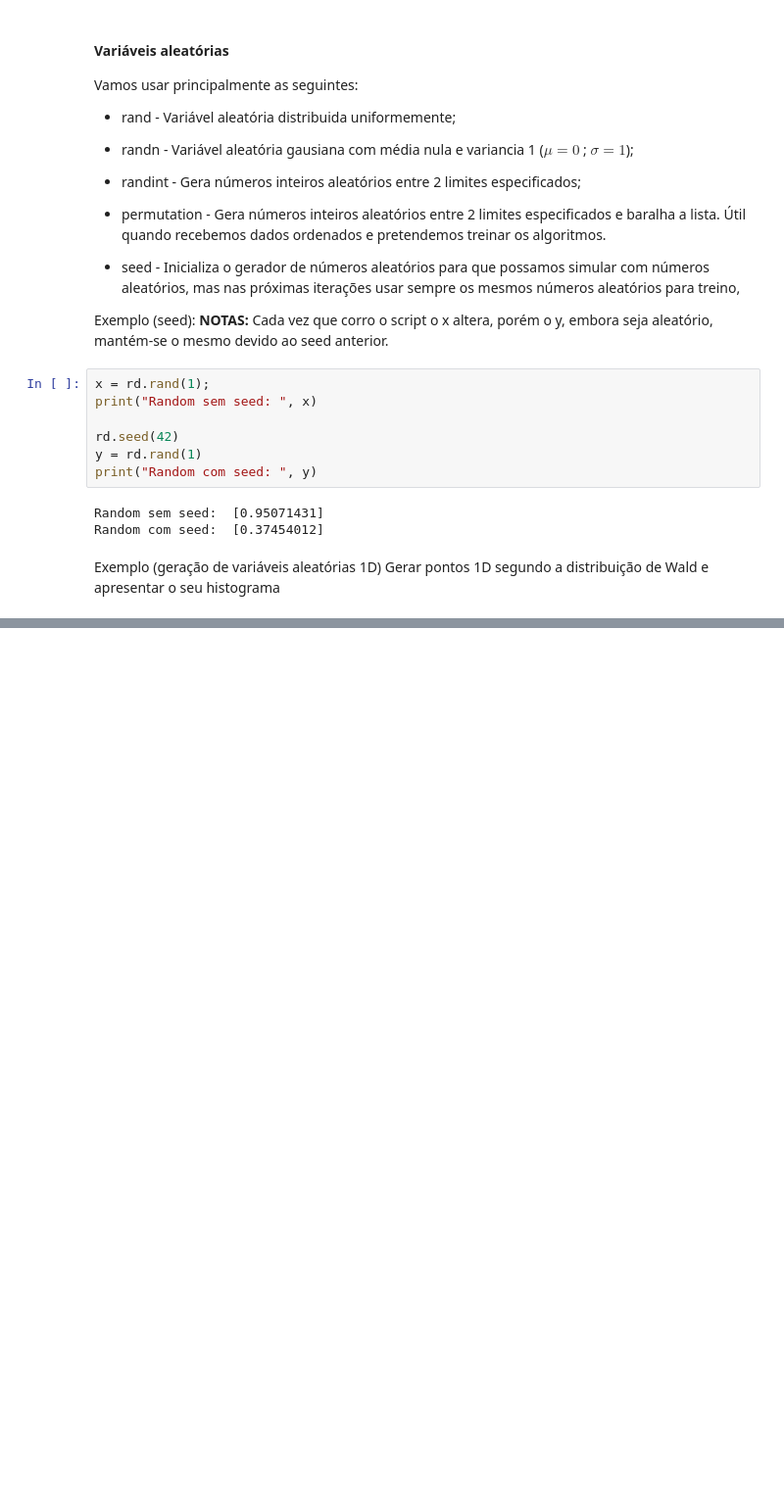
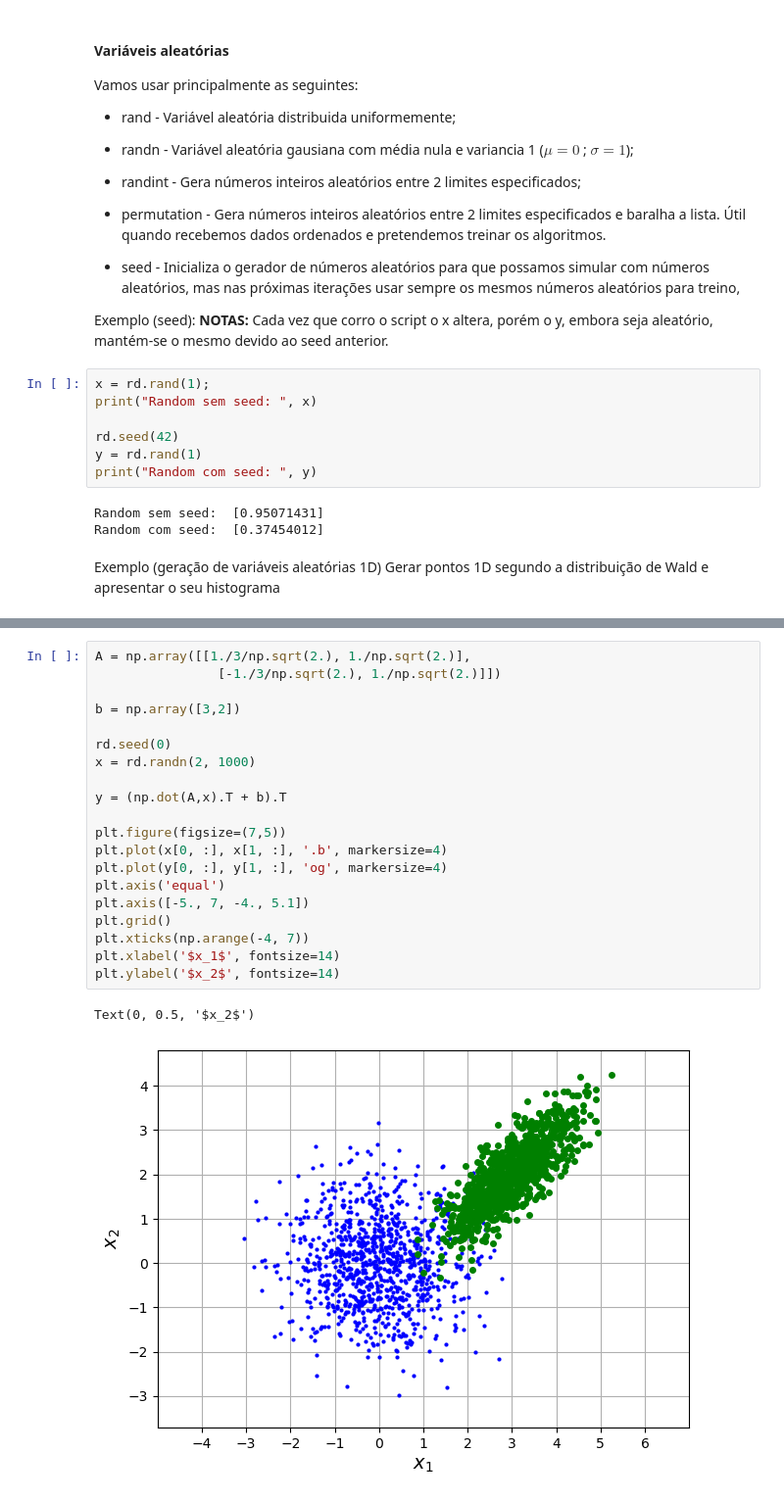
Before and after one commit to AnaSofOliveira/AA-22-23, a Jupyter notebook: Laboratorios/Lab1/Lab1.ipynb, the cells around one changed output, grey strips where cells are left out. Shown at 98% size. Cells and saved outputs as stored; diff of their text form; blank space fills up the shorter version.

```diff
--- a/Laboratorios/Lab1/Lab1.ipynb
+++ b/Laboratorios/Lab1/Lab1.ipynb
@@ -55,0 +157,23 @@ TypeError: the first argument to axis() must be an iterable of the form [xmin, x
+# %%
+A = np.array([[1./3/np.sqrt(2.), 1./np.sqrt(2.)],
+                [-1./3/np.sqrt(2.), 1./np.sqrt(2.)]])
+
+b = np.array([3,2])
+
+rd.seed(0)
+x = rd.randn(2, 1000)
+
+y = (np.dot(A,x).T + b).T
+
+plt.figure(figsize=(7,5))
+plt.plot(x[0, :], x[1, :], '.b', markersize=4)
+plt.plot(y[0, :], y[1, :], 'og', markersize=4)
+plt.axis('equal')
+plt.axis([-5., 7, -4., 5.1])
+plt.grid()
+plt.xticks(np.arange(-4, 7))
+plt.xlabel('$x_1$', fontsize=14)
+plt.ylabel('$x_2$', fontsize=14)
+# %% [output]
+Text(0, 0.5, '$x_2$')
+[figure, added]
```
Also changed, not shown: parts of 4 cells of this notebook.
